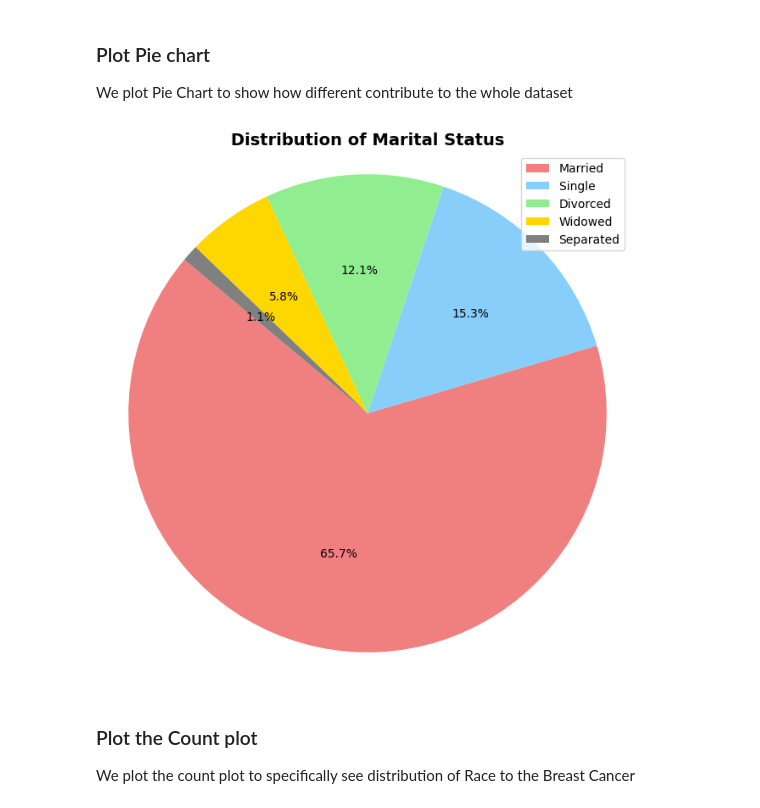
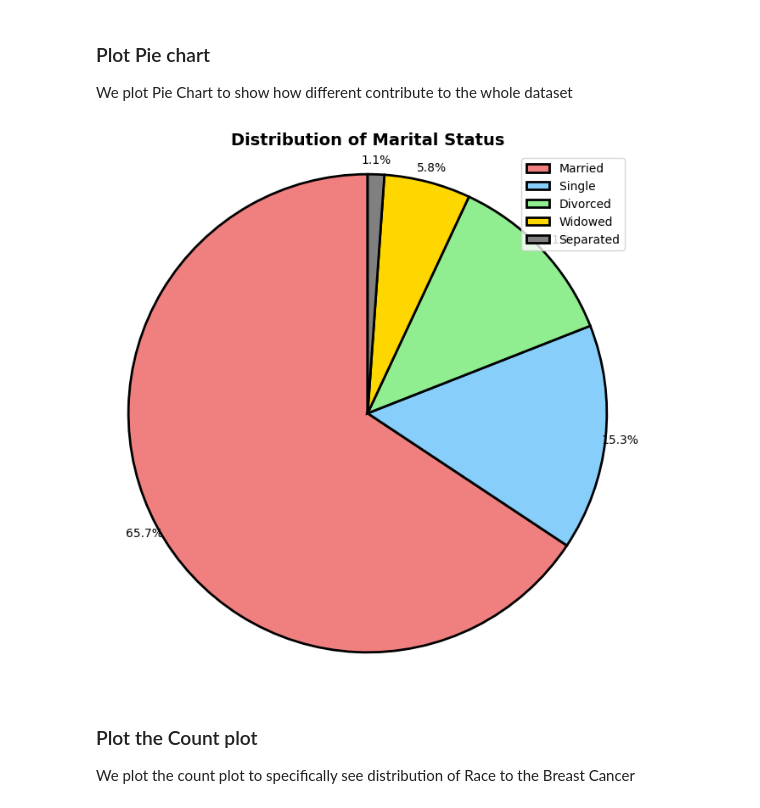
Before and after one commit to lyhengchhen/breast_cancer_detection, a Jupyter notebook: src/eda.ipynb, the cells around one changed output. Drawn from its saved outputs; the diff is of its cells as text; code cells hidden in the pictures.

```diff
--- a/src/eda.ipynb
+++ b/src/eda.ipynb
@@ -134,20 +137,23 @@ We plot Pie Chart to show how different contribute to the whole dataset
 # %%
 size = df['Marital Status'].value_counts()
 label = df['Marital Status'].value_counts().index
 
 plt.figure(figsize=(8, 8))
 plt.pie(size,
         autopct='%1.1f%%',
-        startangle=140,
+        startangle=90,
         colors=['lightcoral', 'lightskyblue', 'lightgreen', 'gold', 'gray'],
         explode=(0, 0, 0, 0, 0),
-        shadow=False)
+        pctdistance=1.06,
+        shadow=False,
+        wedgeprops={'edgecolor': 'black', 'linewidth':2}
+        )
 plt.title('Distribution of Marital Status', color='Black', fontsize=14, fontweight='bold')
 plt.axis('equal')
 plt.legend(labels=label, loc='upper right')
 plt.show()
 # %% [output]
-[figure, old version]
+[figure, new version]
 # %% [markdown]
 ### Plot the Count plot
 We plot the count plot to specifically see distribution of Race to the Breast Cancer
```
Also changed, not shown: parts of 26 cells of this notebook.
